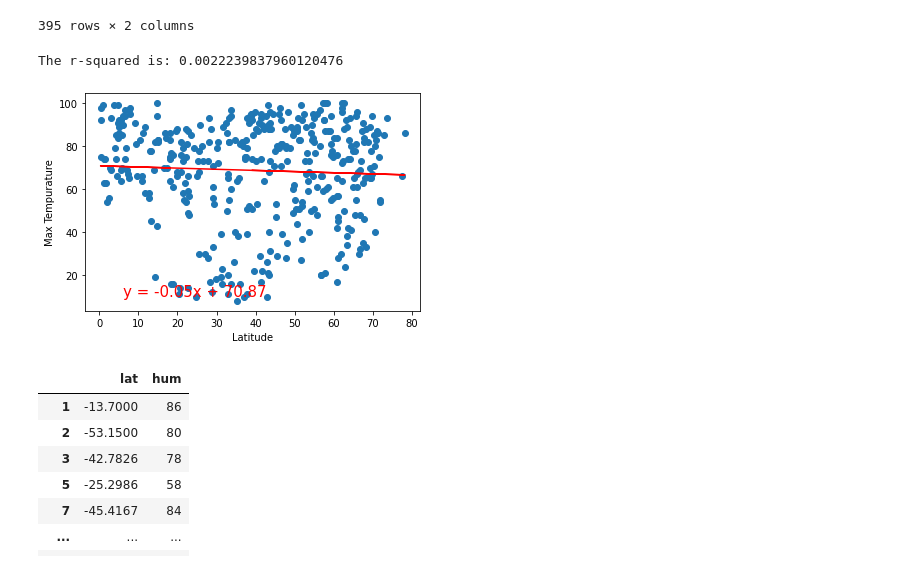
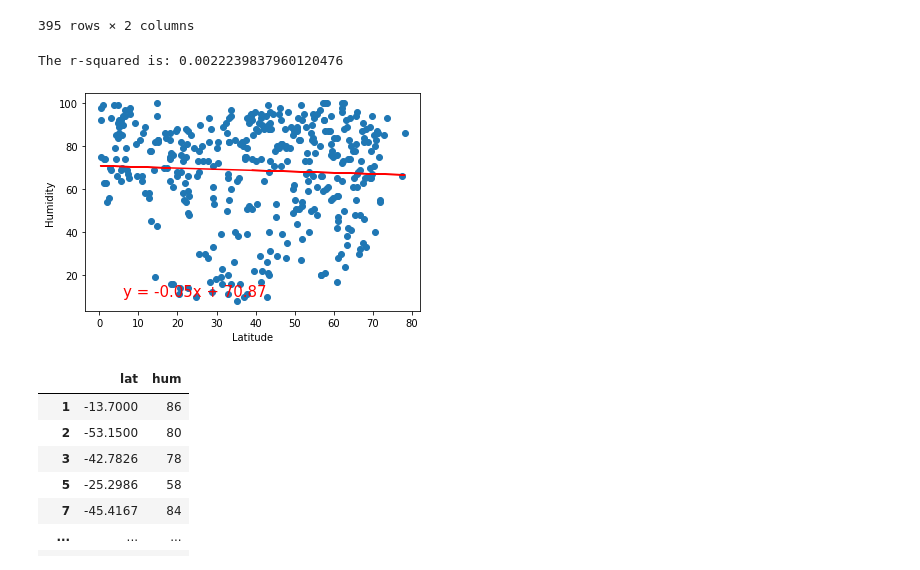
Before and after one commit to WACunninghamIV/Weather_Py, a Jupyter notebook: WeatherPy/WeatherPy.ipynb, the cells around one changed output. Cells and saved outputs as stored; diff of their text form; code cells hidden in the pictures.

```diff
--- a/WeatherPy/WeatherPy.ipynb
+++ b/WeatherPy/WeatherPy.ipynb
@@ -272,19 +272,19 @@ lat_and_hum_pos
 # %%
 x_values = lat_and_hum_pos["lat"]
 y_values = lat_and_hum_pos["hum"]
 (slope, intercept, rvalue, pvalue, stderr) = linregress(x_values, y_values)
 regress_values = x_values * slope + intercept
 line_eq = "y = " + str(round(slope,2)) + "x + " + str(round(intercept,2))
 plt.scatter(x_values,y_values)
 plt.plot(x_values,regress_values,"r-")
 plt.annotate(line_eq,(6,10),fontsize=15,color="red")
 plt.xlabel('Latitude')
-plt.ylabel('Max Tempurature')
+plt.ylabel('Humidity')
 print(f"The r-squared is: {rvalue**2}")
 plt.show()
 # %% [output]
 The r-squared is: 0.0022239837960120476
-[figure, old version]
+[figure, new version]
 # %%
 lat_and_hum = CleanCity_df[["lat","hum"]]
 lat_and_hum_neg = lat_and_hum[lat_and_hum["lat"] < 0]
```
Also changed, not shown: parts of 6 cells of this notebook.
